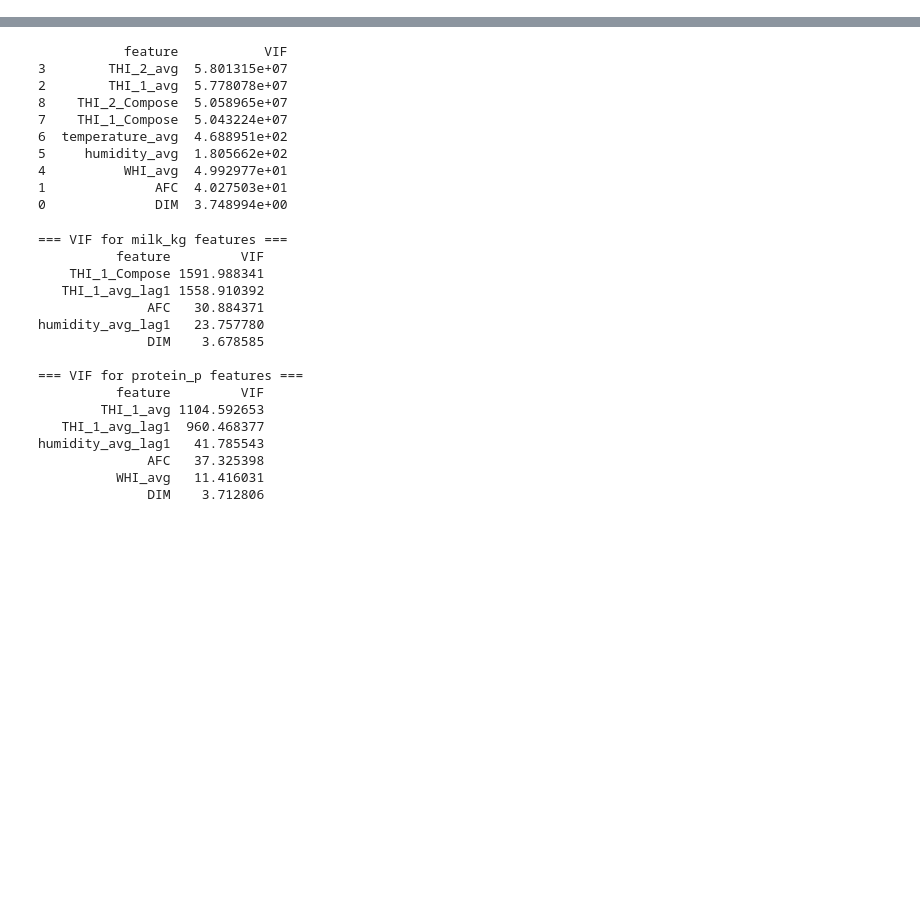
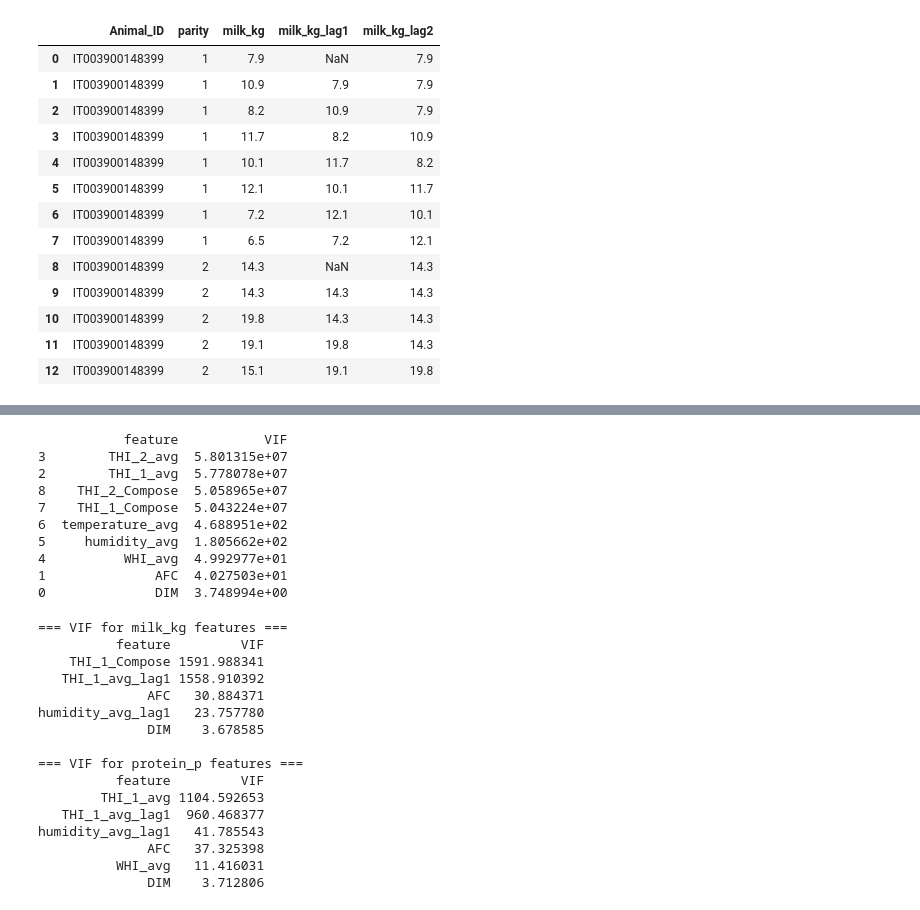
Before and after one commit to smsag99/Thesis, a Jupyter notebook: codes/COEF.ipynb, the cells around one changed output, grey strips where cells are left out. Saved outputs shown, nothing was run; the diff lists cells and outputs as text; code cells hidden in the pictures; blank space fills up the shorter version.

```diff
--- a/codes/COEF.ipynb
+++ b/codes/COEF.ipynb
@@ -24,3 +24,20 @@ WHI_avg_lag3            float64
 THI_1_Compose           float64
 THI_2_Compose           float64
 dtype: object
+# %%
+df[df['Animal_ID']=='IT003900148399'][['Animal_ID','parity','milk_kg','milk_kg_lag1','milk_kg_lag2']]
+# %% [output]
+|  | Animal_ID | parity | milk_kg | milk_kg_lag1 | milk_kg_lag2 |
+| 0 | IT003900148399 | 1 | 7.9 | NaN | 7.9 |
+| 1 | IT003900148399 | 1 | 10.9 | 7.9 | 7.9 |
+| 2 | IT003900148399 | 1 | 8.2 | 10.9 | 7.9 |
+| 3 | IT003900148399 | 1 | 11.7 | 8.2 | 10.9 |
+| 4 | IT003900148399 | 1 | 10.1 | 11.7 | 8.2 |
+| 5 | IT003900148399 | 1 | 12.1 | 10.1 | 11.7 |
+| 6 | IT003900148399 | 1 | 7.2 | 12.1 | 10.1 |
+| 7 | IT003900148399 | 1 | 6.5 | 7.2 | 12.1 |
+| 8 | IT003900148399 | 2 | 14.3 | NaN | 14.3 |
+| 9 | IT003900148399 | 2 | 14.3 | 14.3 | 14.3 |
+| 10 | IT003900148399 | 2 | 19.8 | 14.3 | 14.3 |
+| 11 | IT003900148399 | 2 | 19.1 | 19.8 | 14.3 |
+| 12 | IT003900148399 | 2 | 15.1 | 19.1 | 19.8 |
```
Also changed, not shown: parts of 6 cells of this notebook, 27 other files.
